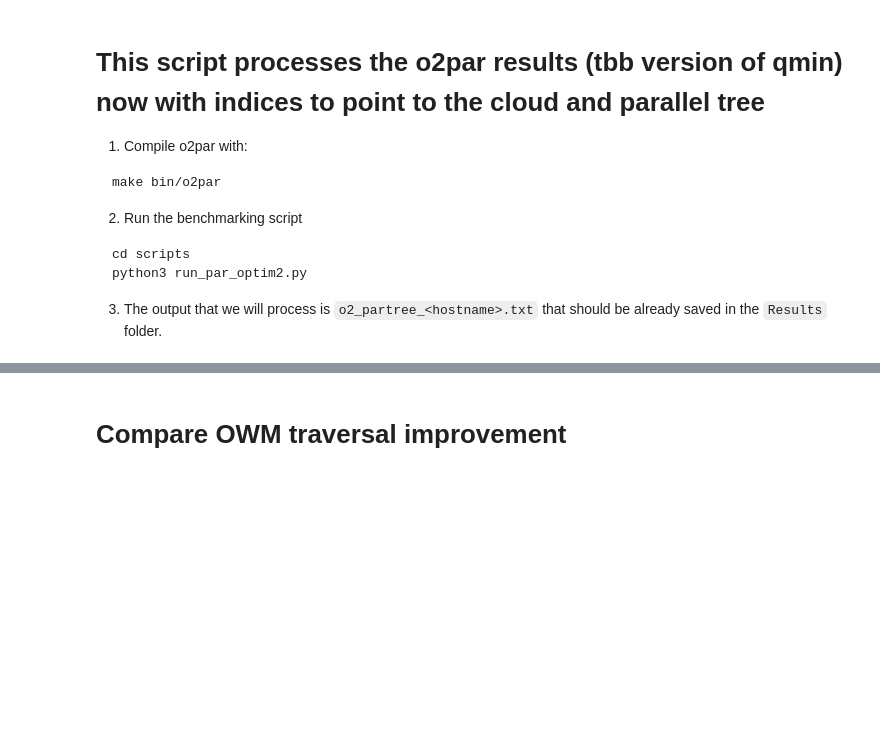
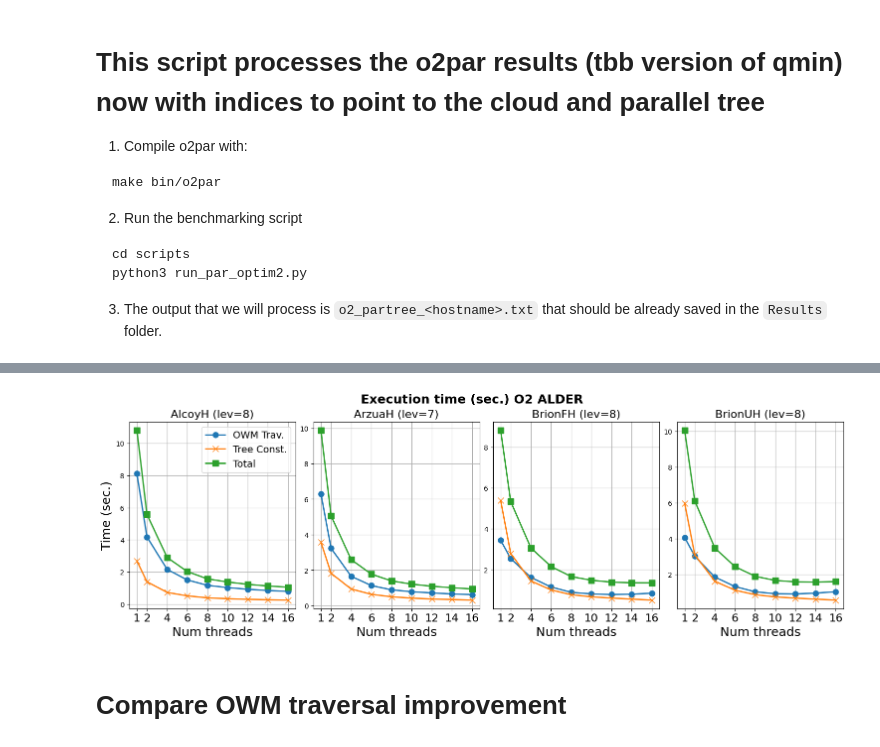
Before and after one commit to PPMC-DAC/FastOWM, a Jupyter notebook: Results/process_o2partree_results.ipynb, the cells around one changed output, grey strips where cells are left out. Drawn from its saved outputs; the diff is of its cells as text; code cells hidden in the pictures; blank space fills up the shorter version.

```diff
--- a/Results/process_o2partree_results.ipynb
+++ b/Results/process_o2partree_results.ipynb
@@ -181,35 +184,38 @@ def plot_times_index(results, maxth=8):
     xticksfs = 16
     yticksfs = 16
     legendfs = 14
     linew = 2
     markers = 8
     marks=['o-','x-','s-','v-','+-']
 
     #fig = plt.figure()
     labels=['OWM Trav.','Tree Const.','Total']
     #define grid of plots
     fig, axs = plt.subplots(nrows=1, ncols=4,figsize=(15, 5), constrained_layout=True) #sharey=True
     for i,name in zip(range(4), cloud_list):
         # select the best level for each experiment
-        bestlevel=min(results[name], key=lambda x: results[name][x][maxth]['total'])
+        # bestlevel=min(results[name], key=lambda x: results[name][x][maxth]['total'])
+        bestlevel = get_best_level2(results[name], maxth, 'total')
         x=list(results[name][bestlevel].keys())
         axs[i].plot(np.array(x), np.array([results[name][bestlevel][nth]['owm'] for nth in x]), marks[0], linewidth=linew, markersize=markers)
         axs[i].plot(np.array(x), np.array([results[name][bestlevel][nth]['qtree'] for nth in x]), marks[1], linewidth=linew, markersize=markers)
         axs[i].plot(np.array(x), np.array([results[name][bestlevel][nth]['total'] for nth in x]), marks[2], linewidth=linew, markersize=markers)
 
         axs[i].set_title(name+ " (lev="+str(bestlevel)+")",fontsize=16)
         axs[i].set_xlabel('Num threads', fontsize=xlabelfs)
         axs[i].set_xticks(x)
         axs[i].tick_params(axis='x', labelsize=xticksfs)
         # axs[i].yticks(fontsize=yticksfs)
         axs[i].grid()
 
     fig.suptitle(f'Execution time (sec.) O2 {hostname.upper()}',  fontweight='bold', fontsize=18)
     axs[0].set_ylabel('Time (sec.)', fontsize=ylabelfs)
     axs[0].legend(labels,loc='best', fontsize= 14)
     #axs[i].show()
 
-plot_times_index(res4, maxth=num_threads[-1])
+plot_times_index(, maxth=num_threads[-1])
+# %% [output]
+[figure, added]
 # %% [markdown]
 # Compare OWM traversal improvement
 # %%
```
Also changed, not shown: parts of 8 cells of this notebook.
